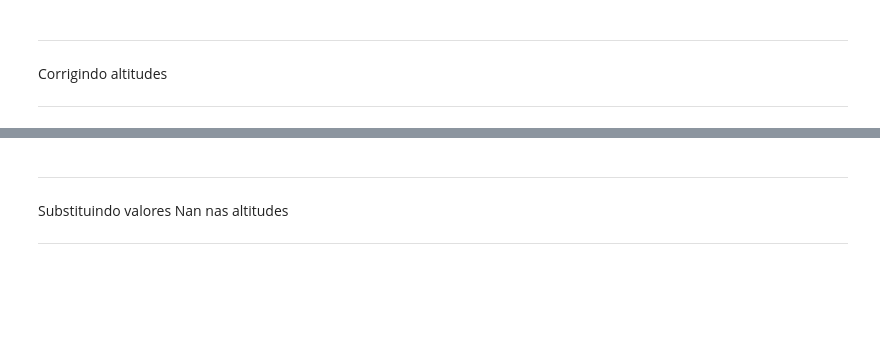
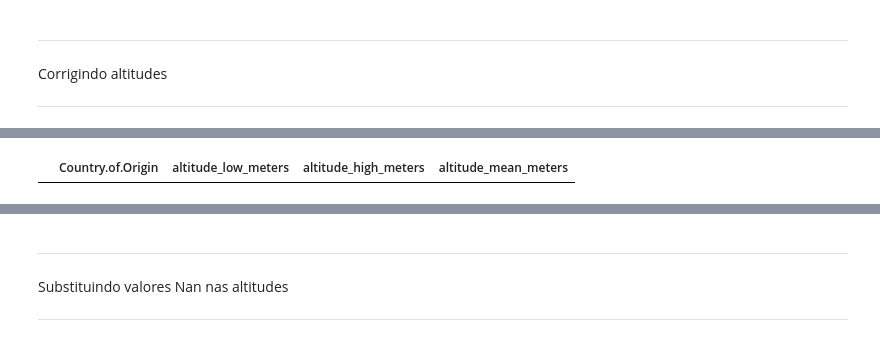
Before and after one commit to fernandadefalco/projeto-moduloIV, a Jupyter notebook: projeto_4.ipynb, the cells around one changed output, grey strips where cells are left out. Cells and saved outputs as stored; diff of their text form; code cells hidden in the pictures; blank space fills up the shorter version.

```diff
--- a/projeto_4.ipynb
+++ b/projeto_4.ipynb
@@ -133,9 +70,11 @@ df_coffee.iloc[:,[1,31,32,33]].groupby('Country.of.Origin').max().round(2)
 # %%
-df_coffee.loc[(df_coffee["Country.of.Origin"] == "Brazil") & (df_coffee["altitude_high_meters"] >= 2000)].iloc[:,[1,31,32,33]]
+display(df_coffee.loc[(df_coffee["Country.of.Origin"] == "Brazil") & (df_coffee["altitude_high_meters"] >= 2000)].iloc[:,[1,31,32,33]])
 cols = ["altitude_low_meters","altitude_high_meters","altitude_mean_meters"]
 
 for coluna in cols:
     df_coffee[coluna].loc[df_coffee[coluna] == 11000] = 1100
+# %% [output]
+|  | Country.of.Origin | altitude_low_meters | altitude_high_meters | altitude_mean_meters |
 # %%
 df_coffee.loc[(df_coffee["Country.of.Origin"] == "Nicaragua") & (df_coffee["altitude_high_meters"] >= 1000)].iloc[:,[1,31,32,33]]
 
```
Also changed, not shown: parts of 27 cells of this notebook.
